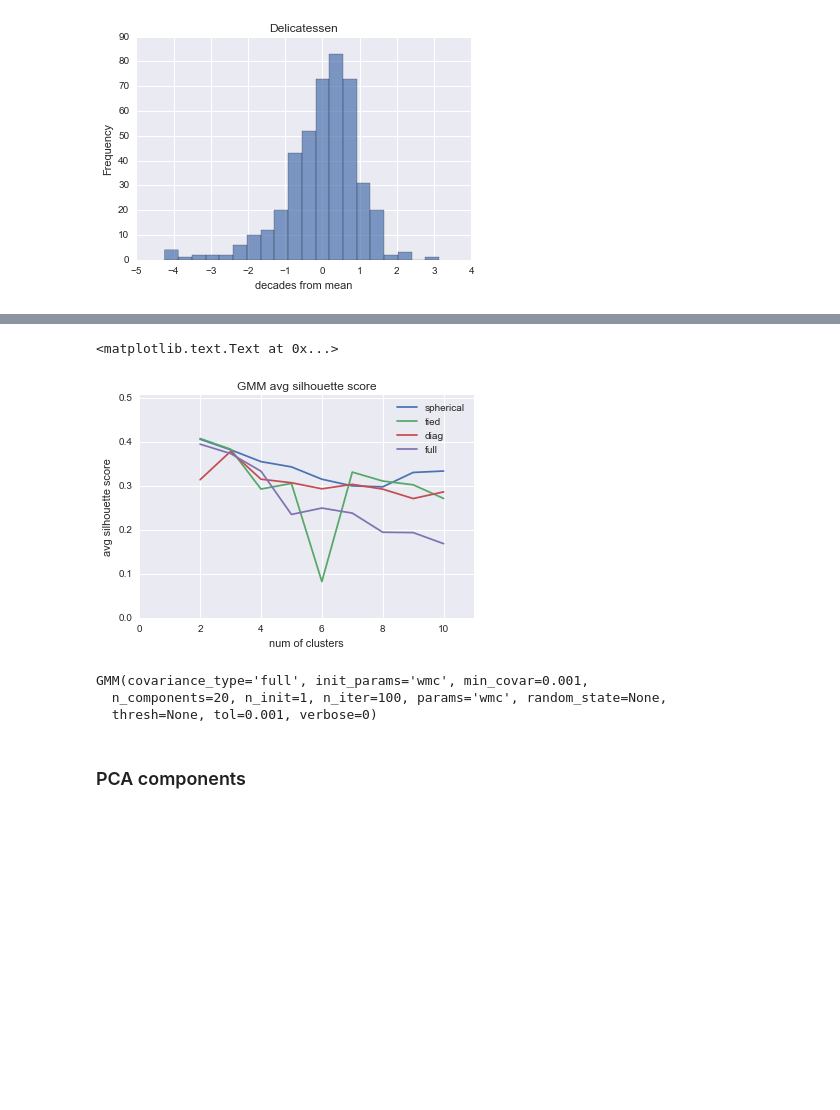
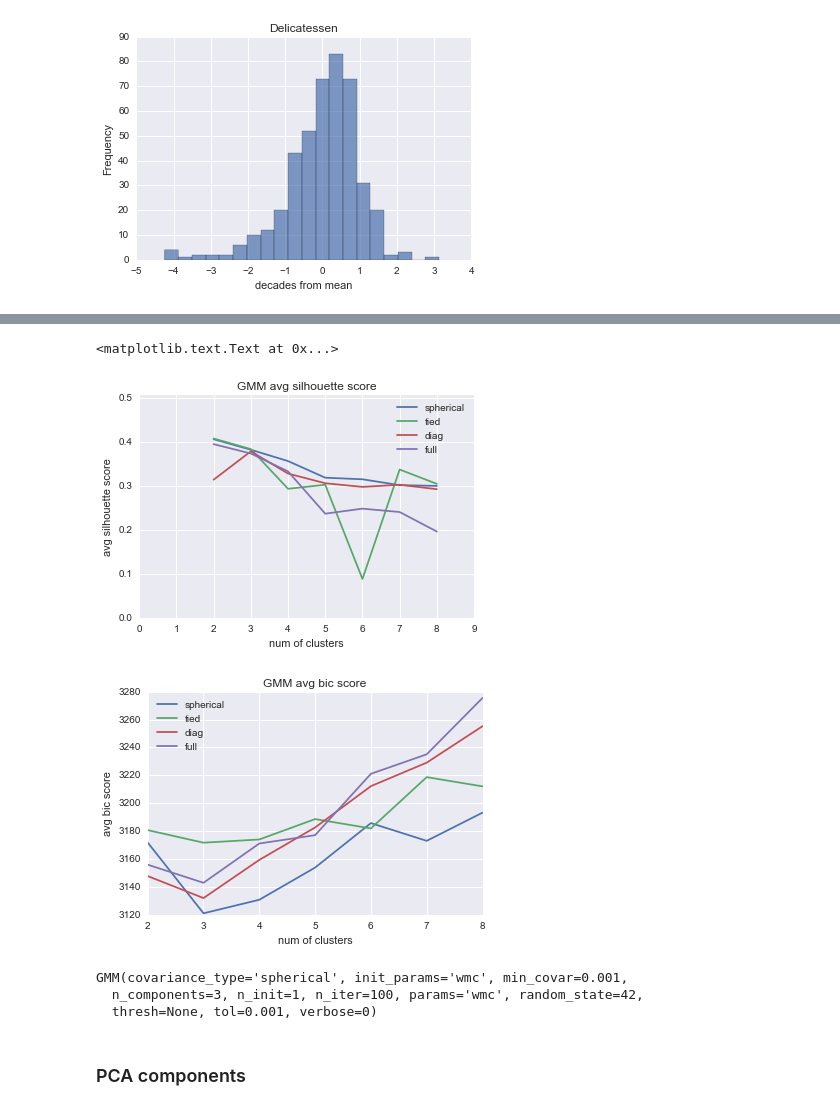
Before and after one commit to sharpround/customer_segments, a Jupyter notebook: customer_segments.ipynb, the cells around one changed output, grey strips where cells are left out. Saved outputs shown, nothing was run; the diff lists cells and outputs as text; code cells hidden in the pictures; blank space fills up the shorter version.

Commit message:
write up clustering, submit 2

```diff
--- a/customer_segments.ipynb
+++ b/customer_segments.ipynb
@@ -396,8 +418,8 @@ for ii in range(len(n_clusters)):
 
         labels = clusters.fit_predict(reduced_data)
 
-        inertias[ii] += clusters.inertia_/np.float(n_trials)
-        scores[ii] += silhouette_score(reduced_data, labels)/np.float(n_trials)
+        inertias[ii] += clusters.inertia_/n_trials
+        scores[ii] += silhouette_score(reduced_data, labels)/n_trials
 
 plt.plot(n_clusters, inertias)
 plt.ylabel("avg inertia")
@@ -406,6 +428,7 @@ plt.title("KMeans inertia")
 
 plt.figure()
 plt.plot(n_clusters, scores)
+plt.axis([0, n_clusters[-1]+1, 0, scores.max()+0.1])
 plt.ylabel("avg silhouette score")
 plt.xlabel("num of clusters")
 plt.title("KMeans avg silhouette score")
@@ -416,25 +439,20 @@ plt.title("KMeans avg silhouette score")
 # %%
 # test GMM
-n_clusters = range(2, 11)
+n_clusters = range(2, 9)
 covar_type = ['spherical', 'tied', 'diag', 'full']
-n_trials = 10
+n_trials = 20
 
-scores = np.zeros((len(n_clusters), len(covar_type)))
+silhouette_scores = np.zeros((len(n_clusters), len(covar_type)))
+bic_scores = np.zeros((len(n_clusters), len(covar_type)))
 
 for ii in range(len(covar_type)):
     for jj in range(len(n_clusters)):
         clusters = GMM(n_components=n_clusters[jj], covariance_type=covar_type[ii])
         for kk in range(n_trials):
             labels = clusters.fit_predict(reduced_data)
-            scores[jj, ii] += silhouette_score(reduced_data, labels)/n_trials
-
-plt.figure()
-plt.plot(n_clusters, scores)
-plt.legend(covar_type, loc='best')
-plt.axis([0, n_clusters[-1]+1, 0, scores.max()+0.1])
-plt.ylabel("avg silhouette score")
-plt.xlabel("num of clusters")
-plt.title("GMM avg silhouette score")
+            silhouette_scores[jj, ii] += silhouette_score(reduced_data, labels)/n_trials
+            bic_scores[jj, ii] += clusters.bic(reduced_data)/n_trials
 # %% [output]
 <matplotlib.text.Text at 0x...>
-[figure, old version]
+[figure, new version]
+[figure, added]
@@ -441,10 +475,10 @@ plt.title("GMM avg silhouette score")
 # %%
 # clusters = KMeans(n_clusters=4)
-clusters = GMM(n_components=20, covariance_type='full')
+clusters = GMM(n_components=3, covariance_type='spherical', random_state=42)
 clusters.fit(reduced_data)
 # %% [output]
-GMM(covariance_type='full', init_params='wmc', min_covar=0.001,
-  n_components=20, n_init=1, n_iter=100, params='wmc', random_state=None,
+GMM(covariance_type='spherical', init_params='wmc', min_covar=0.001,
+  n_components=3, n_init=1, n_iter=100, params='wmc', random_state=42,
   thresh=None, tol=0.001, verbose=0)
 # %%
 # Plot the decision boundary by building a mesh grid to populate a graph.
```
Also changed, not shown: parts of 13 cells of this notebook.
